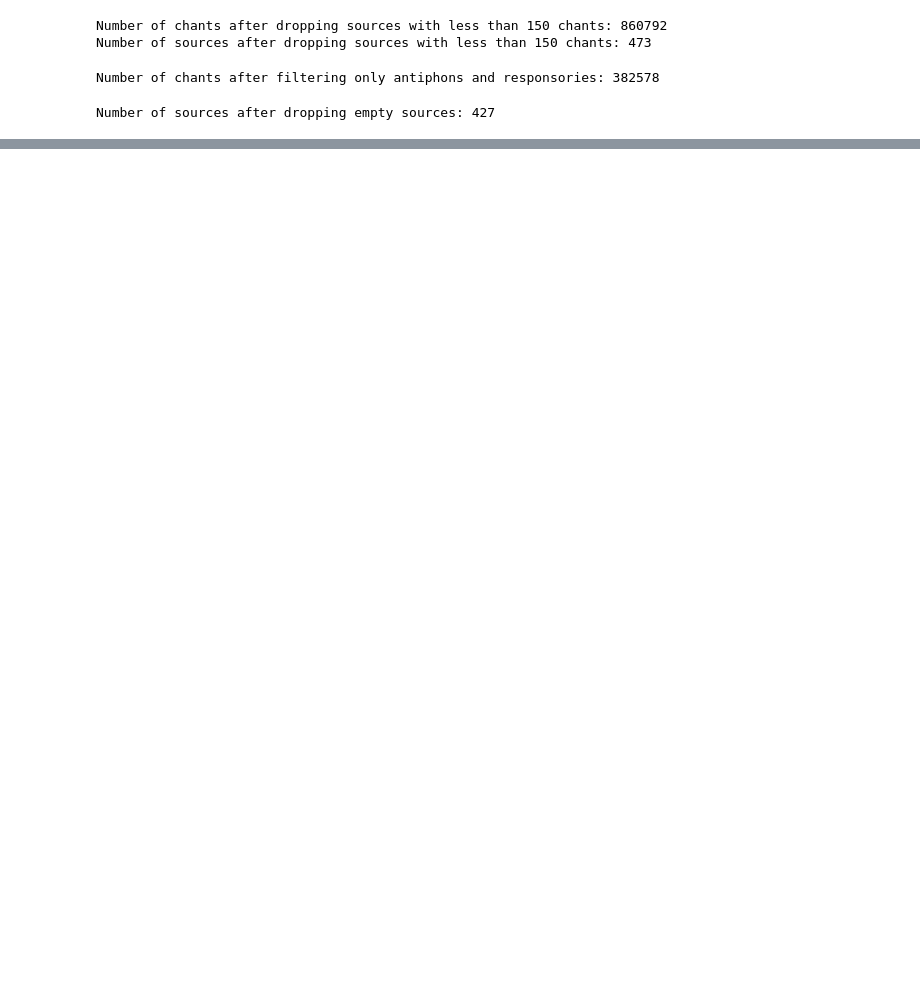
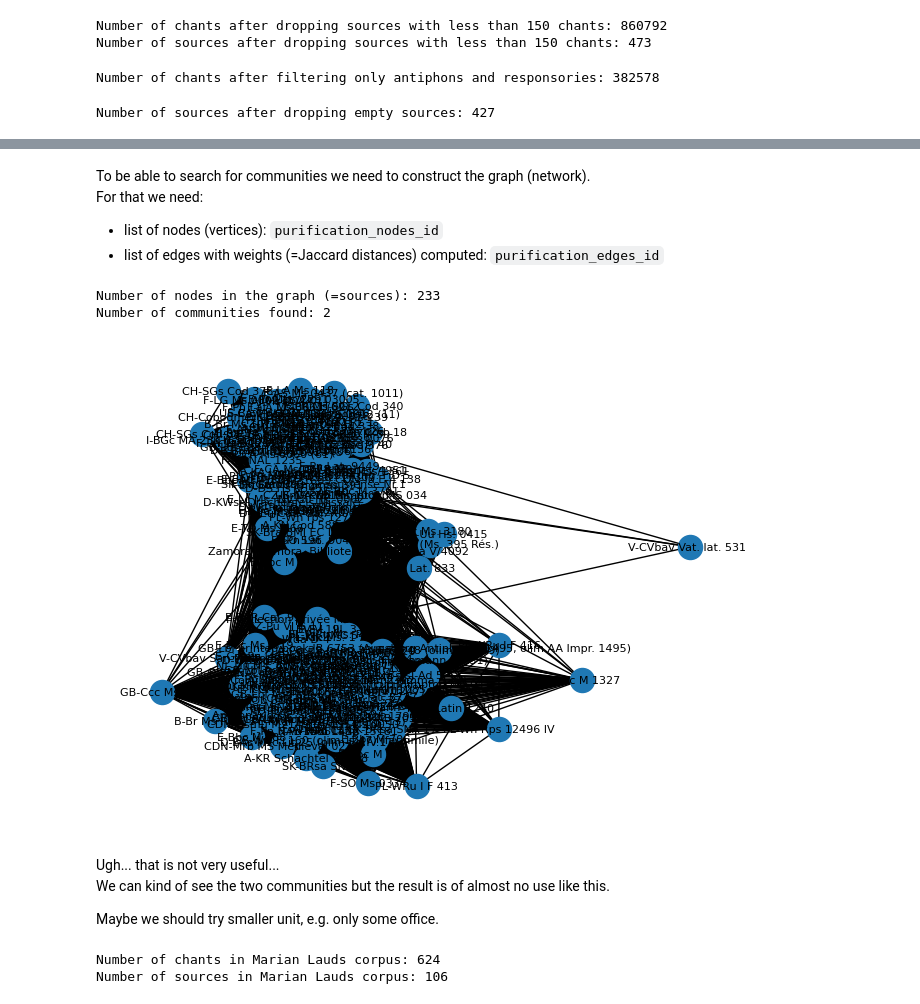
Before and after one commit to dact-chant/PyCantus, a Jupyter notebook: tutorials/03_repertoire_traditions.ipynb, the cells around one changed output, grey strips where cells are left out. Cells and saved outputs as stored; diff of their text form; code cells hidden in the pictures; blank space fills up the shorter version.

```diff
--- a/tutorials/03_repertoire_traditions.ipynb
+++ b/tutorials/03_repertoire_traditions.ipynb
@@ -62,3 +66,10 @@ That includes
 # %%
 feast_filter = Filter('feast_filter')
 feast_filter.add_value_include('feast', ['Purificatio Mariae'])
+
+purification_cantuscorpus = copy.copy(a_r_cantuscorpus)
+purification_cantuscorpus.apply_filter(feast_filter)
+purification_cantuscorpus.drop_empty_sources() # Clean after filtering
+
+print(f'Number of chants in Purification of Mary corpus: {len(purification_cantuscorpus.chants)}')
+print(f'Number of sources in Purification of Mary corpus: {len(purification_cantuscorpus.sources)}')
@@ -67 +110,17 @@ feast_filter.add_value_include('feast', ['Purificatio Mariae'])
+# %%
+def get_corpus_jaccard_distance(corpus : pycantus.models.Corpus) -> dict[tuple[str, str], float]:
+    """
+    Compute Jaccard distance between all pairs of sources in the given corpus.
+    Returns a dictionary with keys as tuples of source sigla and values as Jaccard distances.
+    """
+    jaccard_distance_pairs = {}
+    for i, source1 in enumerate(corpus.sources):
+        chants1 = set(ch.cantus_id for ch in corpus.chants if ch.srclink == source1.srclink)
+        for j, source2 in enumerate(corpus.sources):
+            if i >= j:
+                continue
+            chants2 = set(ch.cantus_id for ch in corpus.chants if ch.srclink == source2.srclink)
+            distance = jaccard_distance(chants1, chants2)
+            jaccard_distance_pairs[(source1.siglum, source2.siglum)] = distance
+    return jaccard_distance_pairs
 # %%
@@ -68,0 +130,44 @@ from networkx import louvain_communities
+# %% [markdown]
+To be able to search for communities we need to construct the graph (network).
+For that we need:
+- list of nodes (vertices): `purification_nodes_id`
+- list of edges with weights (=Jaccard distances) computed: `purification_edges_id`
+# %%
+# Prepare edges and nodes for the graph
+purification_nodes_id = [source.siglum for source in purification_cantuscorpus.sources]
+
+purification_jaccard_distance_pairs = get_corpus_jaccard_distance(purification_cantuscorpus)
+purification_edges_id = [(i, j, {'weight': weight}) for (i, j), weight in purification_jaccard_distance_pairs.items() if weight > 0.0 and i != j]
+# %%
+# Construct graph
+graph_purification = nx.Graph()
+graph_purification.add_nodes_from(purification_nodes_id)
+graph_purification.add_edges_from(purification_edges_id)
+# Search for communities
+marian_comms = nx.community.louvain_communities(graph_purification, weight='weight', resolution=1.0, seed=42) # list of sets
+
+print(f'Number of nodes in the graph (=sources): {len(graph_purification.nodes)}')
+print(f'Number of communities found: {len(marian_comms)}')
+
+pos = nx.spring_layout(graph_purification, k = 0.5, iterations=50, seed=42)
+nx.draw(graph_purification, pos=pos, with_labels = True, font_size = 8)
+# %% [output]
+Number of nodes in the graph (=sources): 233
+Number of communities found: 2
+[figure, added]
+# %% [markdown]
+Ugh... that is not very useful...
+We can kind of see the two communities but the result is of almost no use like this.
+
+Maybe we should try smaller unit, e.g. only some office.
+# %%
+lauds_filter = Filter('lauds_filter')
+lauds_filter.add_value_include('office', ['L']) # L = Lauds
+purification_lauds_cantuscorpus = copy.copy(purification_cantuscorpus)
+purification_lauds_cantuscorpus.apply_filter(lauds_filter)
+purification_lauds_cantuscorpus.drop_empty_sources()
+print(f'Number of chants in Marian Lauds corpus: {len(purification_lauds_cantuscorpus.chants)}')
+print(f'Number of sources in Marian Lauds corpus: {len(purification_lauds_cantuscorpus.sources)}')
+# %% [output]
+Number of chants in Marian Lauds corpus: 624
+Number of sources in Marian Lauds corpus: 106
```
Also changed, not shown: parts of 44 cells of this notebook.
